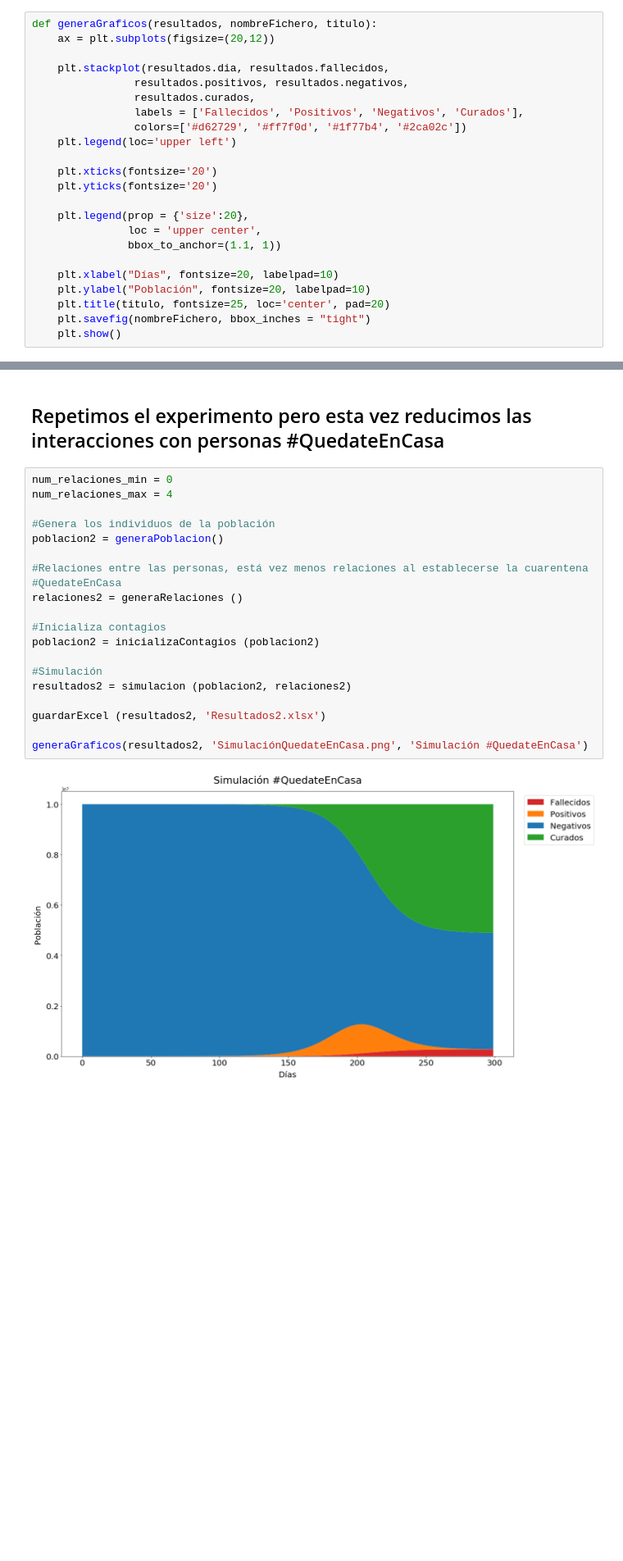
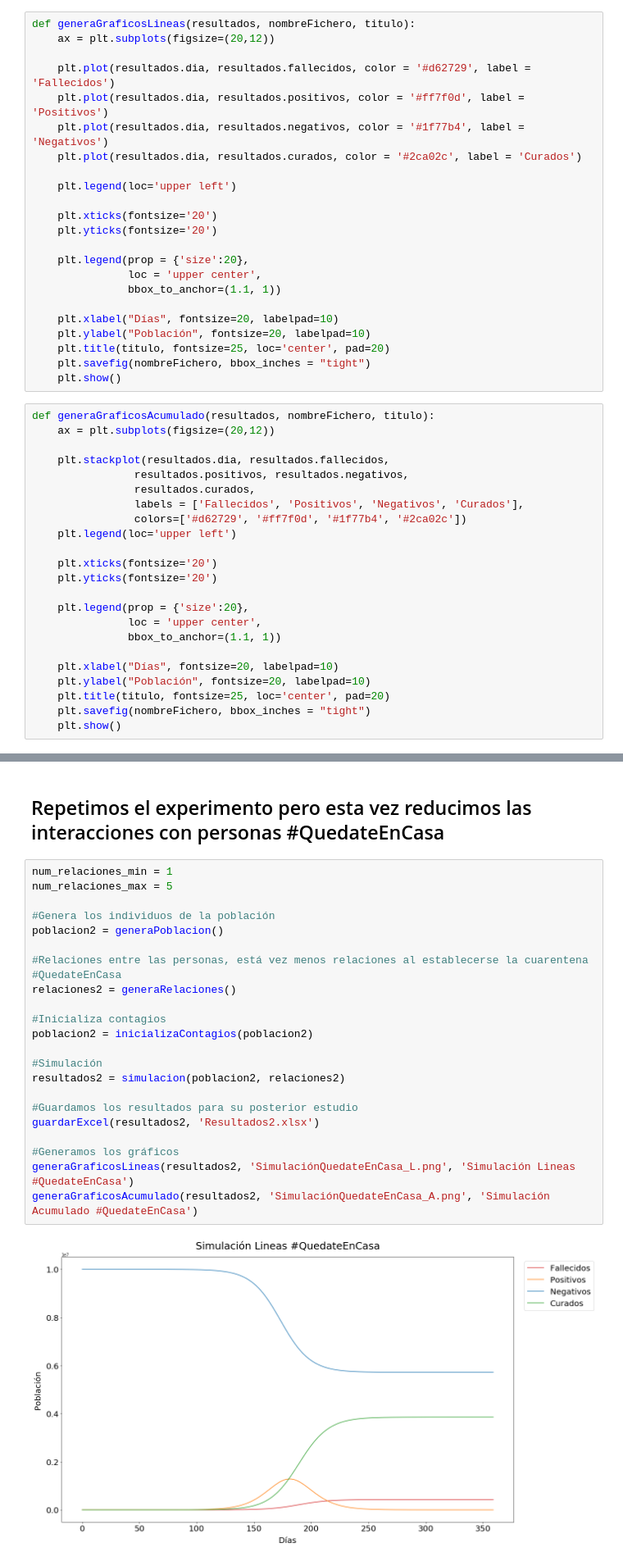
Before and after one commit to PascualArroyo/Simulador_Contagio_COVID-19, a Jupyter notebook: SimulacionVirtualContagio_COVID-19.ipynb, the cells around one changed output, grey strips where cells are left out. Shown at 82% size. Cells and saved outputs as stored; diff of their text form; blank space fills up the shorter version.

```diff
--- a/SimulacionVirtualContagio_COVID-19.ipynb
+++ b/SimulacionVirtualContagio_COVID-19.ipynb
@@ -135,8 +147,31 @@ def guardarExcel (resultados, nombreFichero):
     writer.save()
 # %% [markdown]
 ### Generamos los gráficos
+# %%
+def generaGraficosLineas(resultados, nombreFichero, titulo):
+    ax = plt.subplots(figsize=(20,12))
+
+    plt.plot(resultados.dia, resultados.fallecidos, color = '#d62729', label = 'Fallecidos')
+    plt.plot(resultados.dia, resultados.positivos, color = '#ff7f0d', label = 'Positivos')
+    plt.plot(resultados.dia, resultados.negativos, color = '#1f77b4', label = 'Negativos')
+    plt.plot(resultados.dia, resultados.curados, color = '#2ca02c', label = 'Curados')
+
+    plt.legend(loc='upper left')
+
+    plt.xticks(fontsize='20')
+    plt.yticks(fontsize='20')
+
+    plt.legend(prop = {'size':20},
+               loc = 'upper center',
+               bbox_to_anchor=(1.1, 1))
+
+    plt.xlabel("Días", fontsize=20, labelpad=10)
+    plt.ylabel("Población", fontsize=20, labelpad=10)
+    plt.title(titulo, fontsize=25, loc='center', pad=20)
+    plt.savefig(nombreFichero, bbox_inches = "tight")
+    plt.show()
 # %%
-def generaGraficos(resultados, nombreFichero, titulo):
+def generaGraficosAcumulado(resultados, nombreFichero, titulo):
     ax = plt.subplots(figsize=(20,12))
 
     plt.stackplot(resultados.dia, resultados.fallecidos,
@@ -216,23 +258,26 @@ generaGraficos(resultados, 'SimulaciónEstandar.png', 'Simulación Estándar')
 # %% [markdown]
 ## Repetimos el experimento pero esta vez reducimos las interacciones con personas #QuedateEnCasa
 # %%
-num_relaciones_min = 0
-num_relaciones_max = 4
+num_relaciones_min = 1
+num_relaciones_max = 5
 
 #Genera los individuos de la población
 poblacion2 = generaPoblacion()
 
 #Relaciones entre las personas, está vez menos relaciones al establecerse la cuarentena #QuedateEnCasa
-relaciones2 = generaRelaciones ()
+relaciones2 = generaRelaciones()
 
 #Inicializa contagios
-poblacion2 = inicializaContagios (poblacion2)
+poblacion2 = inicializaContagios(poblacion2)
 
 #Simulación
-resultados2 = simulacion (poblacion2, relaciones2)
+resultados2 = simulacion(poblacion2, relaciones2)
 
-guardarExcel (resultados2, 'Resultados2.xlsx')
+#Guardamos los resultados para su posterior estudio
+guardarExcel(resultados2, 'Resultados2.xlsx')
 
-generaGraficos(resultados2, 'SimulaciónQuedateEnCasa.png', 'Simulación #QuedateEnCasa')
+#Generamos los gráficos
+generaGraficosLineas(resultados2, 'SimulaciónQuedateEnCasa_L.png', 'Simulación Lineas #QuedateEnCasa')
+generaGraficosAcumulado(resultados2, 'SimulaciónQuedateEnCasa_A.png', 'Simulación Acumulado #QuedateEnCasa')
 # %% [output]
-[figure, old version]
+[figure, new version]
```
Also changed, not shown: parts of 9 cells of this notebook, 10 other files.
